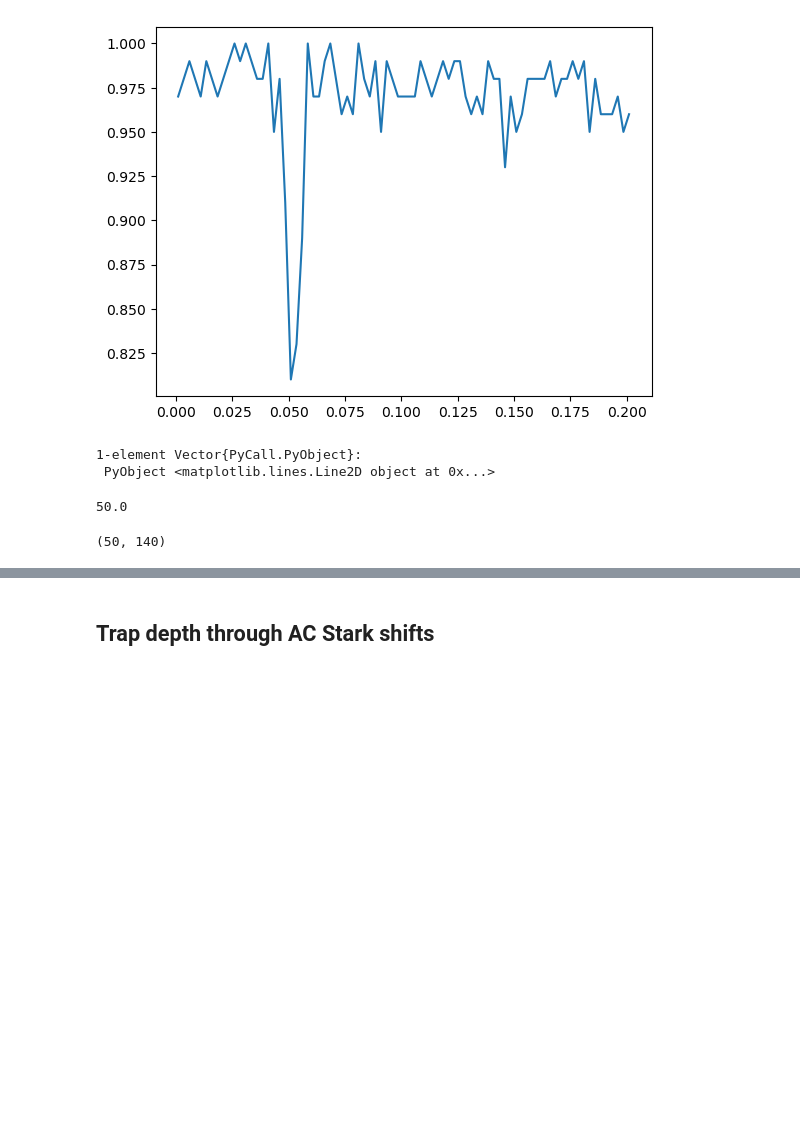
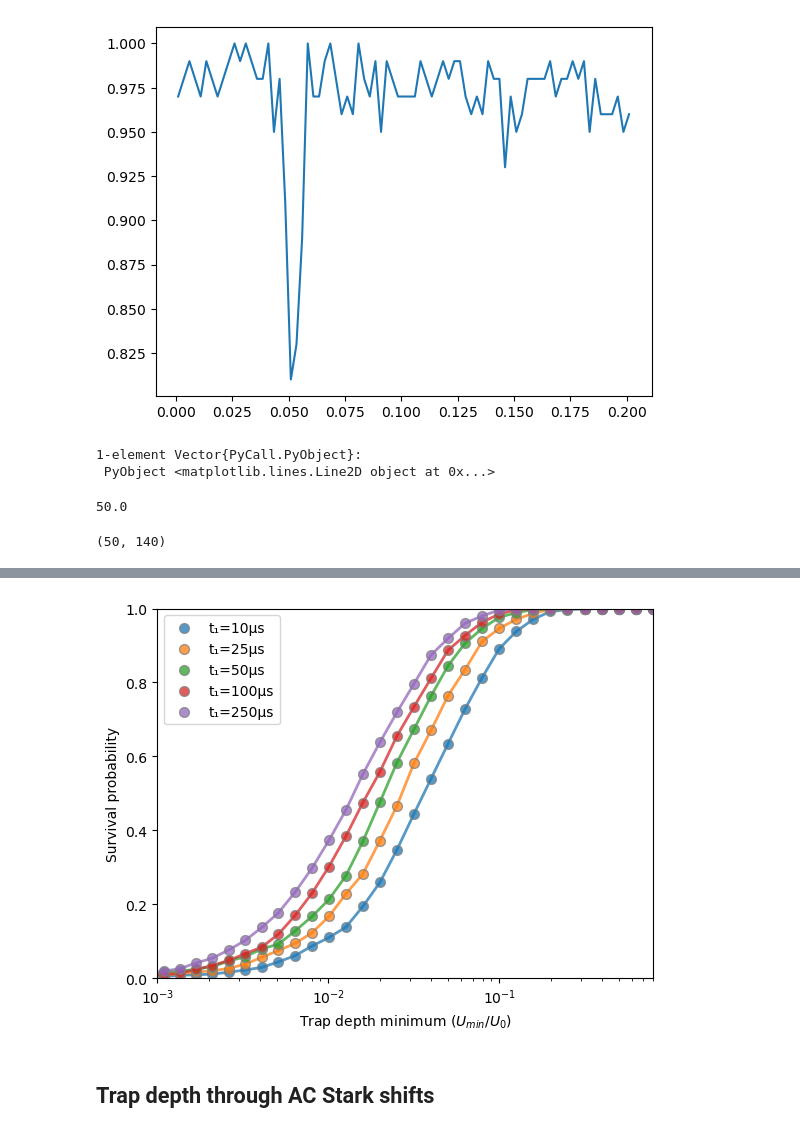
Before and after one commit to mgoloshchapov/ColdAtoms, a Jupyter notebook: notebooks/TrapParameters.ipynb, the cells around one changed output, grey strips where cells are left out. Saved outputs shown, nothing was run; the diff lists cells and outputs as text; code cells hidden in the pictures; blank space fills up the shorter version.

```diff
--- a/notebooks/TrapParameters.ipynb
+++ b/notebooks/TrapParameters.ipynb
@@ -1204,2 +1205,22 @@ savefig("data/trap_lowering_fig4.pdf", dpi=300)
+# %%
+shift = 1e-4;
+
+figure()
+nice_plot(shift .+ U1_list ./ U0, res_10, "t₁=10μs")
+nice_plot(shift .+ U1_list ./ U0, res_25, "t₁=25μs")
+nice_plot(shift .+ U1_list ./ U0, res_50, "t₁=50μs")
+nice_plot(shift .+ U1_list ./ U0, res_100, "t₁=100μs")
+nice_plot(shift .+ U1_list ./ U0, res_250, "t₁=250μs")
+xscale("log")
+
+
+xlabel("Trap depth minimum \$ (U_{min}/U_0) \$")
+ylabel("Survival probability")
+legend()
+xlim(1e-3, 0.8)
+ylim(0.0, 1.0)
+gcf()
+# %% [output]
+[figure, added]
 # %% [markdown]
 ## Trap depth through AC Stark shifts
```
Also changed, not shown: parts of 7 cells of this notebook, 16 other files.
